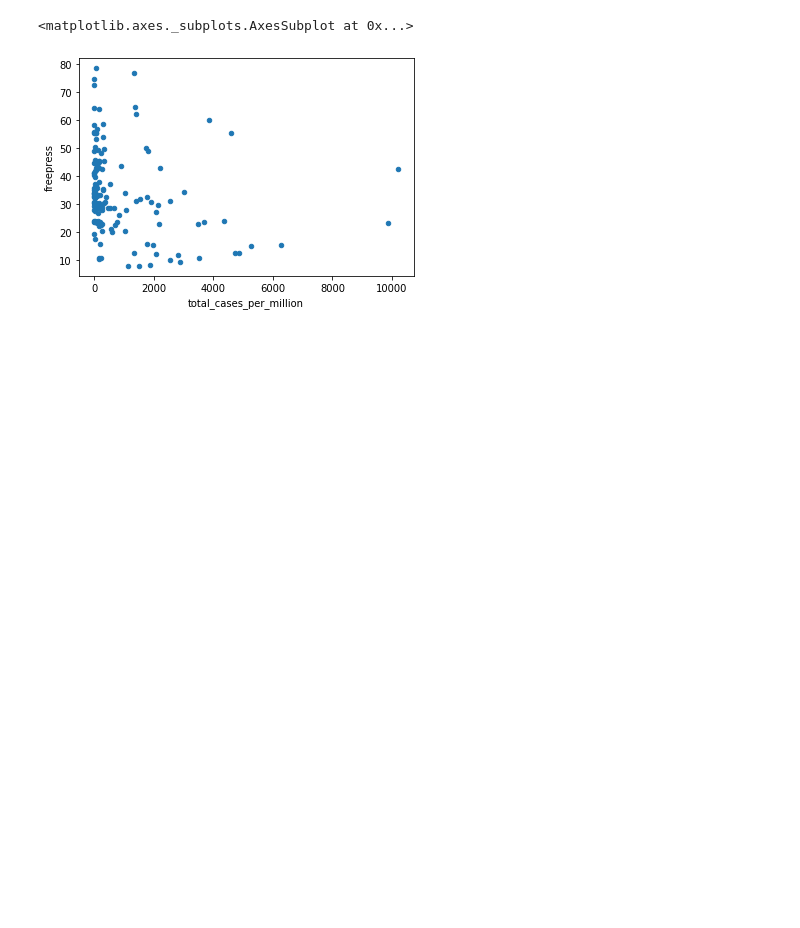
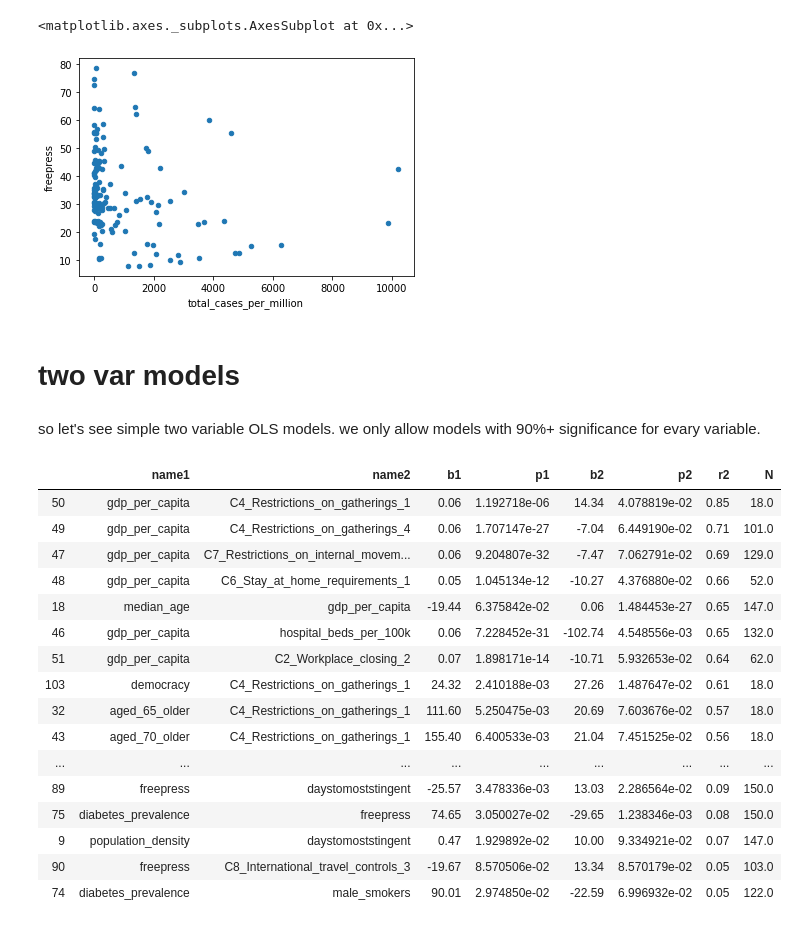
Before and after one commit to bodobalazs/covid_government, a Jupyter notebook: gov_action_data_prepapartion.ipynb, the cells around one changed output. Saved outputs shown, nothing was run; the diff lists cells and outputs as text; code cells hidden in the pictures; blank space fills up the shorter version.

```diff
--- a/gov_action_data_prepapartion.ipynb
+++ b/gov_action_data_prepapartion.ipynb
@@ -319,3 +331,41 @@ anal.plot.scatter(x='total_cases_per_million',y='freepress')
 # %% [output]
 <matplotlib.axes._subplots.AxesSubplot at 0x...>
 [figure]
+# %% [markdown]
+# two var models
+# %% [markdown]
+so let's see simple two variable OLS models. we only allow models with 90%+ significance for evary variable.
+# %%
+combs= itertools.combinations(anal_cols, 2)
+var_selection_world_2=pd.DataFrame(columns=['name1','name2','b1','p1','b2','p2','r2','N'])
+i=0
+
+for c in combs:
+    b=anal[['total_cases_per_million',c[0],c[1]]].dropna()
+    if len(b)>10:
+        y=b.total_cases_per_million
+        x=b[[c[0],c[1]]]
+        x=sm.add_constant(x)
+        model=sm.OLS(y,x).fit()
+        if model.pvalues.values[1]<0.1 and model.pvalues.values[2]<0.1:
+            var_selection_world_2.loc[i]=[c[0], c[1], round(model.params[[1]][0],2), model.pvalues.values[1], round(model.params[[2]][0],2), model.pvalues.values[2], round(model.rsquared,2), model.nobs]
+            i+=1
+var_selection_world_2.sort_values('r2', ascending=False)
+# %% [output]
+|  | name1 | name2 | b1 | p1 | b2 | p2 | r2 | N |
+| 50 | gdp_per_capita | C4_Restrictions_on_gatherings_1 | 0.06 | 1.192718e-06 | 14.34 | 4.078819e-02 | 0.85 | 18.0 |
+| 49 | gdp_per_capita | C4_Restrictions_on_gatherings_4 | 0.06 | 1.707147e-27 | -7.04 | 6.449190e-02 | 0.71 | 101.0 |
+| 47 | gdp_per_capita | C7_Restrictions_on_internal_movem... | 0.06 | 9.204807e-32 | -7.47 | 7.062791e-02 | 0.69 | 129.0 |
+| 48 | gdp_per_capita | C6_Stay_at_home_requirements_1 | 0.05 | 1.045134e-12 | -10.27 | 4.376880e-02 | 0.66 | 52.0 |
+| 18 | median_age | gdp_per_capita | -19.44 | 6.375842e-02 | 0.06 | 1.484453e-27 | 0.65 | 147.0 |
+| 46 | gdp_per_capita | hospital_beds_per_100k | 0.06 | 7.228452e-31 | -102.74 | 4.548556e-03 | 0.65 | 132.0 |
+| 51 | gdp_per_capita | C2_Workplace_closing_2 | 0.07 | 1.898171e-14 | -10.71 | 5.932653e-02 | 0.64 | 62.0 |
+| 103 | democracy | C4_Restrictions_on_gatherings_1 | 24.32 | 2.410188e-03 | 27.26 | 1.487647e-02 | 0.61 | 18.0 |
+| 32 | aged_65_older | C4_Restrictions_on_gatherings_1 | 111.60 | 5.250475e-03 | 20.69 | 7.603676e-02 | 0.57 | 18.0 |
+| 43 | aged_70_older | C4_Restrictions_on_gatherings_1 | 155.40 | 6.400533e-03 | 21.04 | 7.451525e-02 | 0.56 | 18.0 |
+| ... | ... | ... | ... | ... | ... | ... | ... | ... |
+| 89 | freepress | daystomoststingent | -25.57 | 3.478336e-03 | 13.03 | 2.286564e-02 | 0.09 | 150.0 |
+| 75 | diabetes_prevalence | freepress | 74.65 | 3.050027e-02 | -29.65 | 1.238346e-03 | 0.08 | 150.0 |
+| 9 | population_density | daystomoststingent | 0.47 | 1.929892e-02 | 10.00 | 9.334921e-02 | 0.07 | 147.0 |
+| 90 | freepress | C8_International_travel_controls_3 | -19.67 | 8.570506e-02 | 13.34 | 8.570179e-02 | 0.05 | 103.0 |
+| 74 | diabetes_prevalence | male_smokers | 90.01 | 2.974850e-02 | -22.59 | 6.996932e-02 | 0.05 | 122.0 |
```
Also changed, not shown: parts of 8 cells of this notebook, 2 other files.
